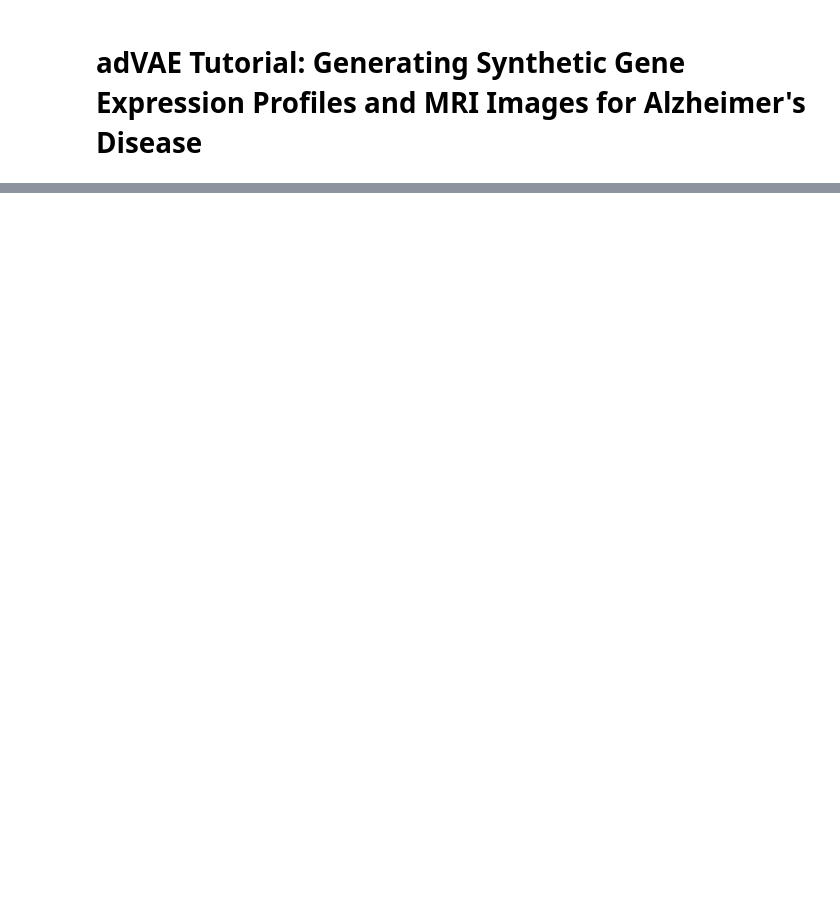
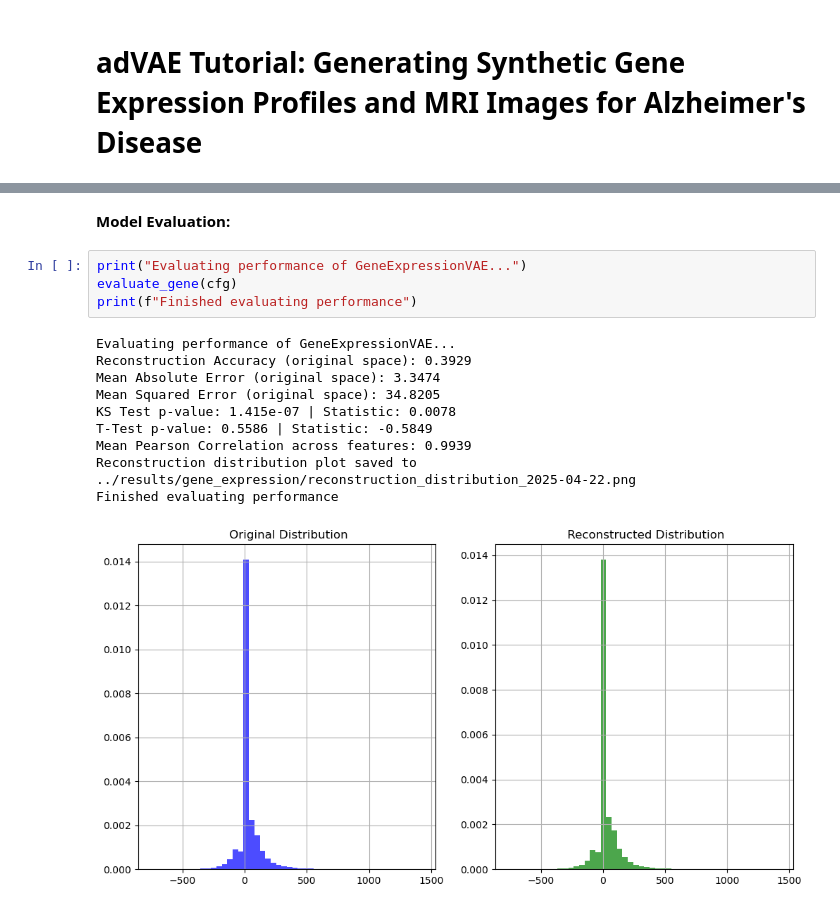
Before and after one commit to varnikaumashankar/adVAE, a Jupyter notebook: tutorials/real_dataset_tutorial.ipynb, the cells around one changed output, grey strips where cells are left out. Drawn from its saved outputs; the diff is of its cells as text; blank space fills up the shorter version.

```diff
--- a/tutorials/real_dataset_tutorial.ipynb
+++ b/tutorials/real_dataset_tutorial.ipynb
@@ -204,0 +228,17 @@ plt.show()
+# %% [markdown]
+**Model Evaluation:**
+# %%
+print("Evaluating performance of GeneExpressionVAE...")
+evaluate_gene(cfg)
+print(f"Finished evaluating performance")
+# %% [output]
+Evaluating performance of GeneExpressionVAE...
+Reconstruction Accuracy (original space): 0.3929
+Mean Absolute Error (original space): 3.3474
+Mean Squared Error (original space): 34.8205
+KS Test p-value: 1.415e-07 | Statistic: 0.0078
+T-Test p-value: 0.5586 | Statistic: -0.5849
+Mean Pearson Correlation across features: 0.9939
+Reconstruction distribution plot saved to ../results/gene_expression/reconstruction_distribution_2025-04-22.png
+Finished evaluating performance
+[figure, added]
```
Also changed, not shown: parts of 62 cells of this notebook, 27 other files.
